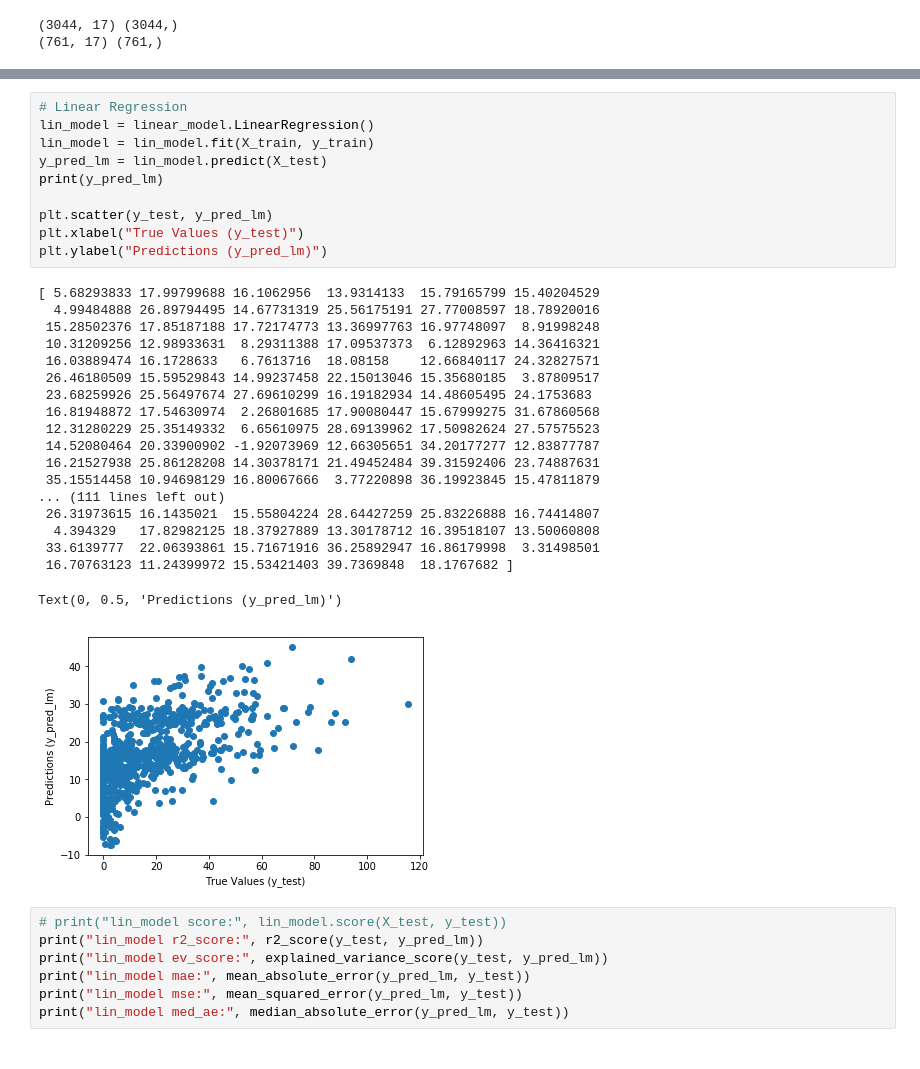
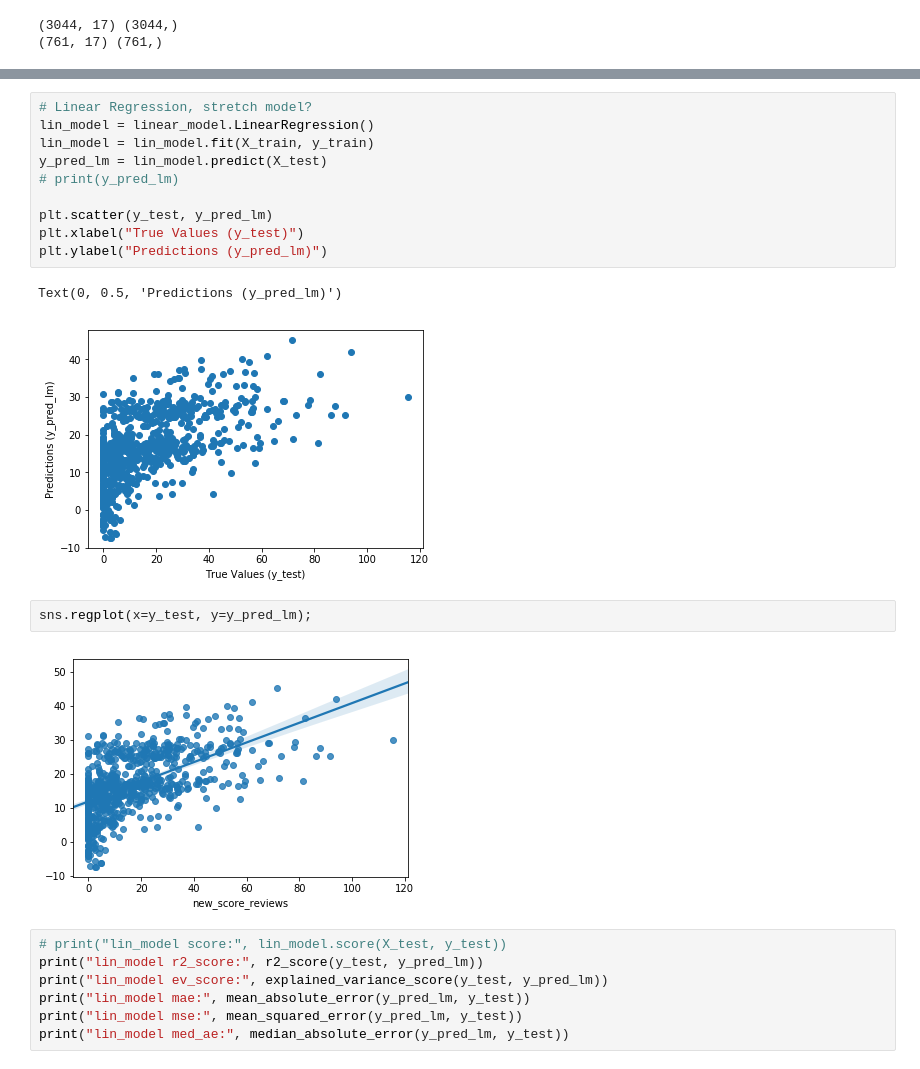
Before and after one commit to tonyman316/Become_a_Top_Airbnb_Earner, a Jupyter notebook: seattle_airbnb_top_earner.ipynb, the cells around one changed output, grey strips where cells are left out. Cells and saved outputs as stored; diff of their text form.

```diff
--- a/seattle_airbnb_top_earner.ipynb
+++ b/seattle_airbnb_top_earner.ipynb
@@ -335,35 +374,22 @@ rfr_model mae: 13.024114323258868
 rfr_model mse: 353.1815562089356
 rfr_model med_ae: 9.942
 # %%
-# Linear Regression
+# Linear Regression, stretch model?
 lin_model = linear_model.LinearRegression()
 lin_model = lin_model.fit(X_train, y_train)
 y_pred_lm = lin_model.predict(X_test)
-print(y_pred_lm)
+# print(y_pred_lm)
 
 plt.scatter(y_test, y_pred_lm)
 plt.xlabel("True Values (y_test)")
 plt.ylabel("Predictions (y_pred_lm)")
 # %% [output]
-[ 5.68293833 17.99799688 16.1062956  13.9314133  15.79165799 15.40204529
-  4.99484888 26.89794495 14.67731319 25.56175191 27.77008597 18.78920016
- 15.28502376 17.85187188 17.72174773 13.36997763 16.97748097  8.91998248
- 10.31209256 12.98933631  8.29311388 17.09537373  6.12892963 14.36416321
- 16.03889474 16.1728633   6.7613716  18.08158    12.66840117 24.32827571
- 26.46180509 15.59529843 14.99237458 22.15013046 15.35680185  3.87809517
- 23.68259926 25.56497674 27.69610299 16.19182934 14.48605495 24.1753683
- 16.81948872 17.54630974  2.26801685 17.90080447 15.67999275 31.67860568
- 12.31280229 25.35149332  6.65610975 28.69139962 17.50982624 27.57575523
- 14.52080464 20.33900902 -1.92073969 12.66305651 34.20177277 12.83877787
- 16.21527938 25.86128208 14.30378171 21.49452484 39.31592406 23.74887631
- 35.15514458 10.94698129 16.80067666  3.77220898 36.19923845 15.47811879
-... (111 lines left out)
- 26.31973615 16.1435021  15.55804224 28.64427259 25.83226888 16.74414807
-  4.394329   17.82982125 18.37927889 13.30178712 16.39518107 13.50060808
- 33.6139777  22.06393861 15.71671916 36.25892947 16.86179998  3.31498501
- 16.70763123 11.24399972 15.53421403 39.7369848  18.1767682 ]
+Text(0, 0.5, 'Predictions (y_pred_lm)')
-Text(0, 0.5, 'Predictions (y_pred_lm)')
 [figure]
+# %%
+sns.regplot(x=y_test, y=y_pred_lm);
+# %% [output]
+[figure, added]
 # %%
 # print("lin_model score:", lin_model.score(X_test, y_test))
 print("lin_model r2_score:", r2_score(y_test, y_pred_lm))
```
Also changed, not shown: parts of 12 cells of this notebook.
